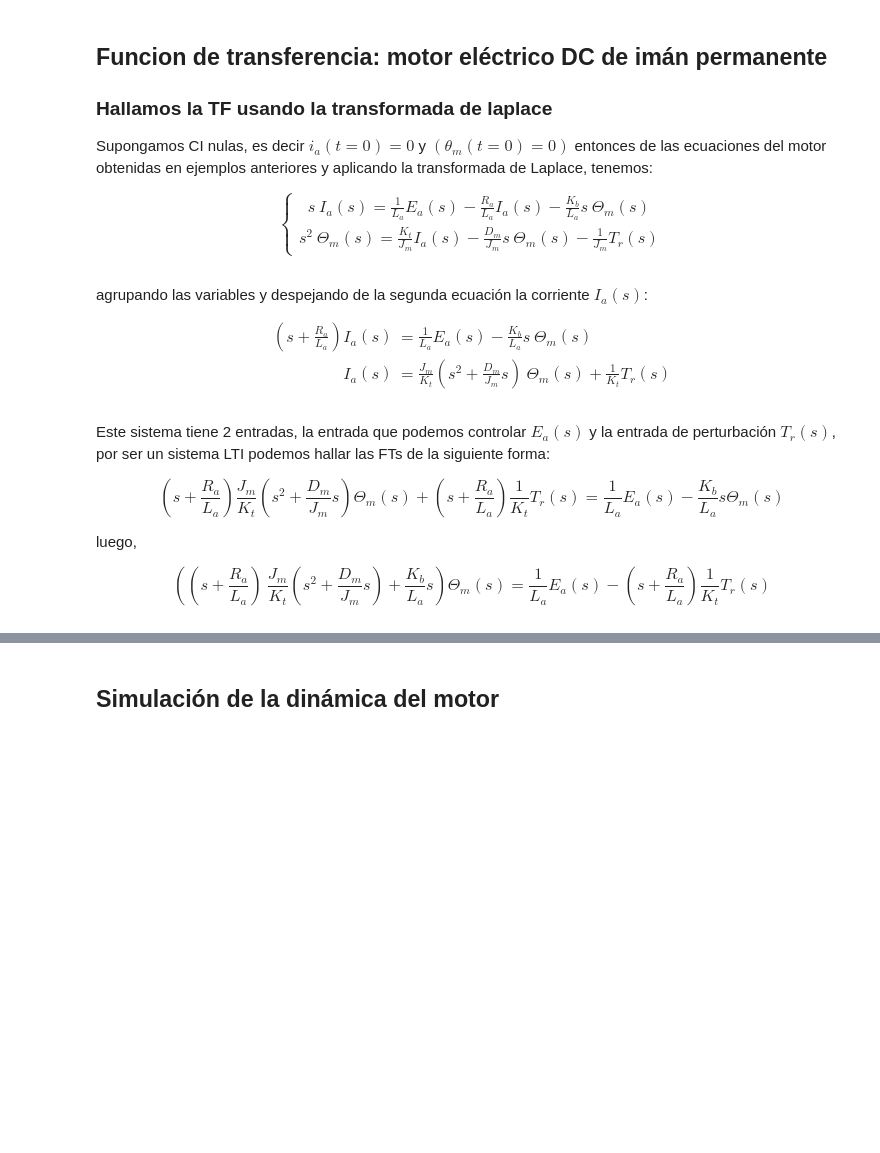
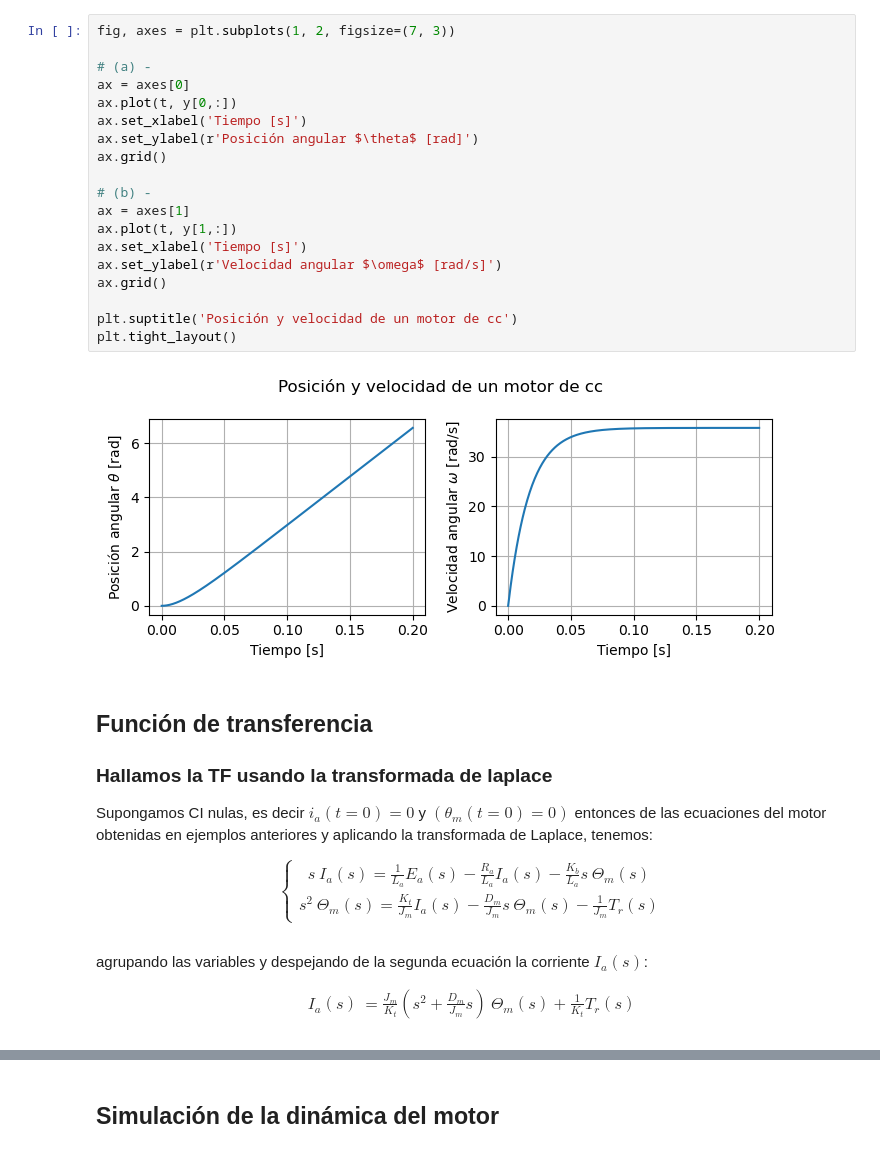
Before and after one commit to juanodecc/ejemplos_dyc, a Jupyter notebook: modelado/motor/motorDC_modelo.ipynb, the cells around one changed output, grey strips where cells are left out. Saved outputs shown, nothing was run; the diff lists cells and outputs as text; blank space fills up the shorter version.

```diff
--- a/modelado/motor/motorDC_modelo.ipynb
+++ b/modelado/motor/motorDC_modelo.ipynb
@@ -70,5 +145,26 @@ $$
+# %%
+fig, axes = plt.subplots(1, 2, figsize=(7, 3))
+
+# (a) -
+ax = axes[0]
+ax.plot(t, y[0,:])
+ax.set_xlabel('Tiempo [s]')
+ax.set_ylabel(r'Posición angular $\theta$ [rad]')
+ax.grid()
+
+# (b) -
+ax = axes[1]
+ax.plot(t, y[1,:])
+ax.set_xlabel('Tiempo [s]')
+ax.set_ylabel(r'Velocidad angular $\omega$ [rad/s]')
+ax.grid()
+
+plt.suptitle('Posición y velocidad de un motor de cc')
+plt.tight_layout()
+# %% [output]
+[figure, added]
 # %% [markdown]
-## Funcion de transferencia: motor eléctrico DC de imán permanente
+## Función de transferencia
 
 ### Hallamos la TF usando la transformada de laplace
 
@@ -85,20 +181,7 @@ agrupando las variables y despejando de la segunda ecuación la corriente $I_a(s
 
 $$
 \begin{aligned}
-\left(s+ \frac{ R_a}{L_a}\right)I_a(s) &= \frac{1}{L_a} E_a(s) - \frac{K_b}{L_a} s~\Theta_m(s)  \\
  I_a(s) &= \frac{J_m}{K_t}\left(s^2+ \frac{D_m}{J_m}s\right)~\Theta_m(s) + \frac{1}{K_t} T_r(s)
 \end{aligned}
 $$
-# %% [markdown]
-Este sistema tiene 2 entradas, la entrada que podemos controlar $E_a(s)$ y la entrada de perturbación $T_r(s)$, por ser un sistema LTI podemos hallar las FTs de la siguiente forma:
-
-$$
-\left(s+ \frac{ R_a}{L_a}\right)\frac{J_m}{K_t}\left(s^2+ \frac{D_m}{J_m}s\right)\Theta_m(s) + \left(s+ \frac{ R_a}{L_a}\right)\frac{1}{K_t} T_r(s) = \frac{1}{L_a} E_a(s) - \frac{K_b}{L_a} s\Theta_m(s)
-$$
-
-luego,
-
-$$
-\left(\left(s+ \frac{ R_a}{L_a}\right)~\frac{J_m}{K_t}\left(s^2+ \frac{D_m}{J_m}s\right)+\frac{K_b}{L_a} s\right)\Theta_m(s)  = \frac{1}{L_a} E_a(s) - \left(s+ \frac{ R_a}{L_a}\right)\frac{1}{K_t} T_r(s)
-$$
 # %% [markdown]
```
Also changed, not shown: parts of 27 cells of this notebook, 1 other file.
